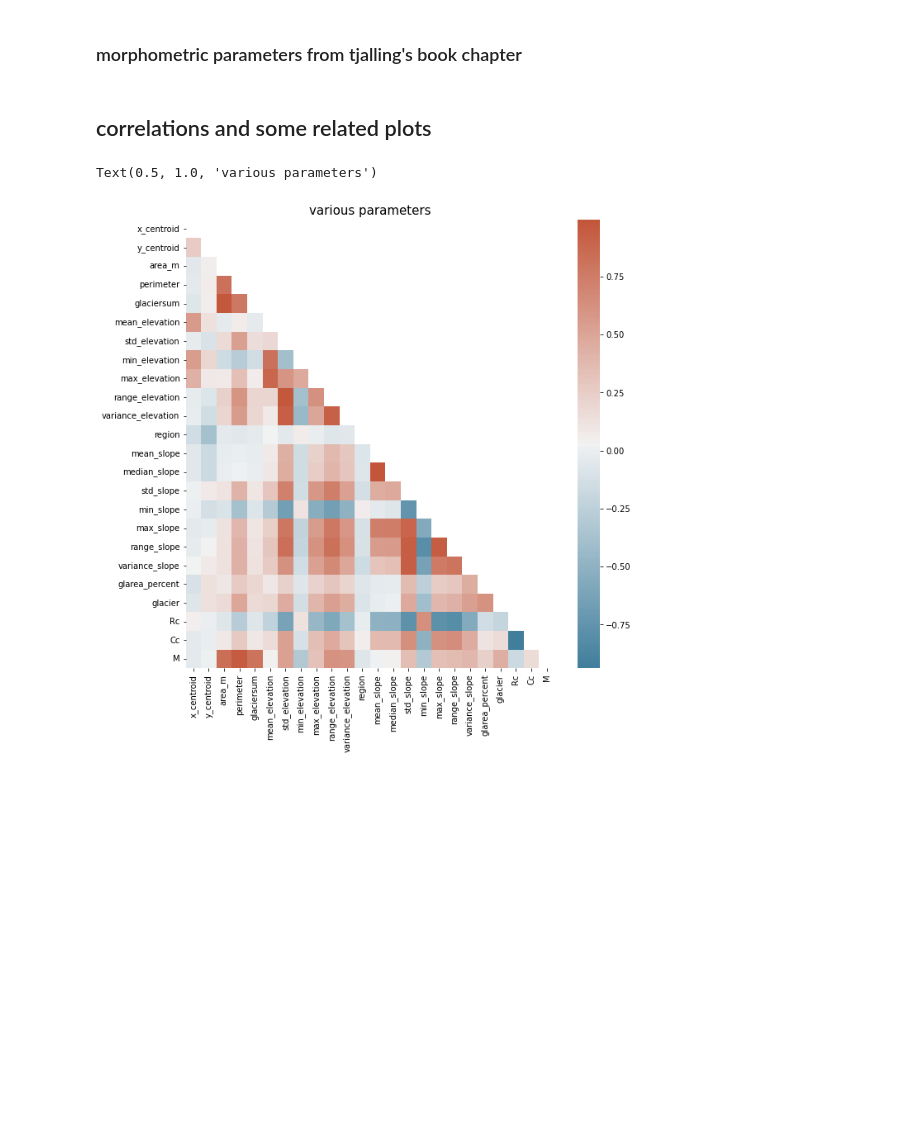
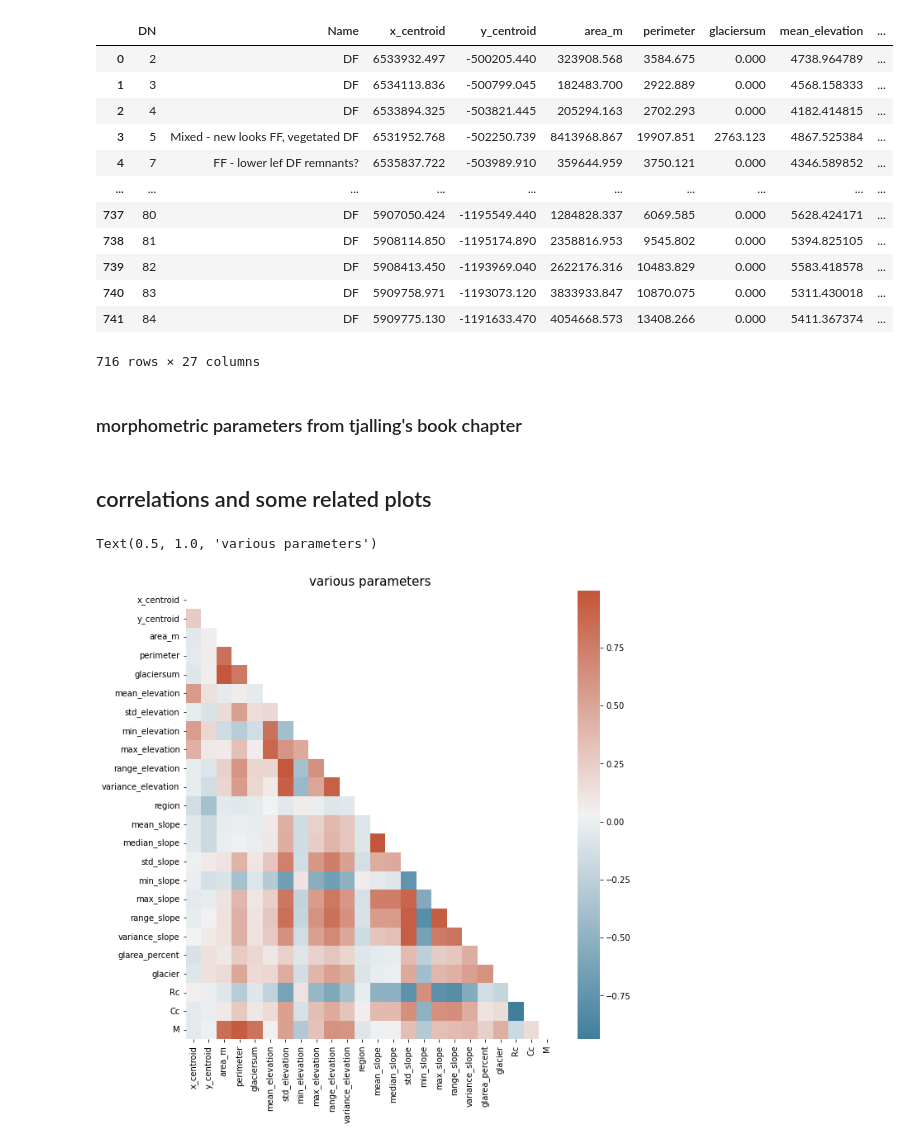
Before and after one commit to varyabazilova/alluvialfans, a Jupyter notebook: 10_datawrangl_formodel!!/morphometry_and_climates.ipynb, the cells around one changed output. Cells and saved outputs as stored; diff of their text form; code cells hidden in the pictures; blank space fills up the shorter version.

```diff
--- a/10_datawrangl_formodel!!/morphometry_and_climates.ipynb
+++ b/10_datawrangl_formodel!!/morphometry_and_climates.ipynb
@@ -10,6 +12,22 @@ import seaborn as sns
 table = pd.read_csv('/Users/varyabazilova/Desktop/alluvial_fans/dem_all/all_points_so_far/11_zonalstats_new/table_catchemnts_from_qgis.csv', index_col = 0)
 # %%
 table = table.drop('geometry', axis = 1)
+# %%
+table.drop_duplicates()
+# %% [output]
+|  | DN | Name | x_centroid | y_centroid | area_m | perimeter | glaciersum | mean_elevation | ... |
+| 0 | 2 | DF | 6533932.497 | -500205.440 | 323908.568 | 3584.675 | 0.000 | 4738.964789 | ... |
+| 1 | 3 | DF | 6534113.836 | -500799.045 | 182483.700 | 2922.889 | 0.000 | 4568.158333 | ... |
+| 2 | 4 | DF | 6533894.325 | -503821.445 | 205294.163 | 2702.293 | 0.000 | 4182.414815 | ... |
+| 3 | 5 | Mixed - new looks FF, vegetated DF | 6531952.768 | -502250.739 | 8413968.867 | 19907.851 | 2763.123 | 4867.525384 | ... |
+| 4 | 7 | FF - lower lef DF remnants? | 6535837.722 | -503989.910 | 359644.959 | 3750.121 | 0.000 | 4346.589852 | ... |
+| ... | ... | ... | ... | ... | ... | ... | ... | ... | ... |
+| 737 | 80 | DF | 5907050.424 | -1195549.440 | 1284828.337 | 6069.585 | 0.000 | 5628.424171 | ... |
+| 738 | 81 | DF | 5908114.850 | -1195174.890 | 2358816.953 | 9545.802 | 0.000 | 5394.825105 | ... |
+| 739 | 82 | DF | 5908413.450 | -1193969.040 | 2622176.316 | 10483.829 | 0.000 | 5583.418578 | ... |
+| 740 | 83 | DF | 5909758.971 | -1193073.120 | 3833933.847 | 10870.075 | 0.000 | 5311.430018 | ... |
+| 741 | 84 | DF | 5909775.130 | -1191633.470 | 4054668.573 | 13408.266 | 0.000 | 5411.367374 | ... |
+716 rows × 27 columns
 # %% [markdown]
 ### morphometric parameters from tjalling's book chapter
 # %%
```
Also changed, not shown: parts of 20 cells of this notebook, 4 other files.
